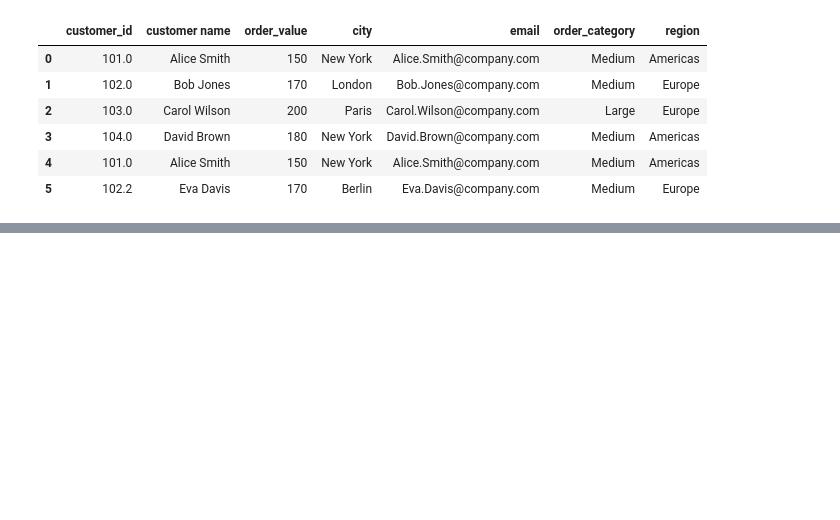
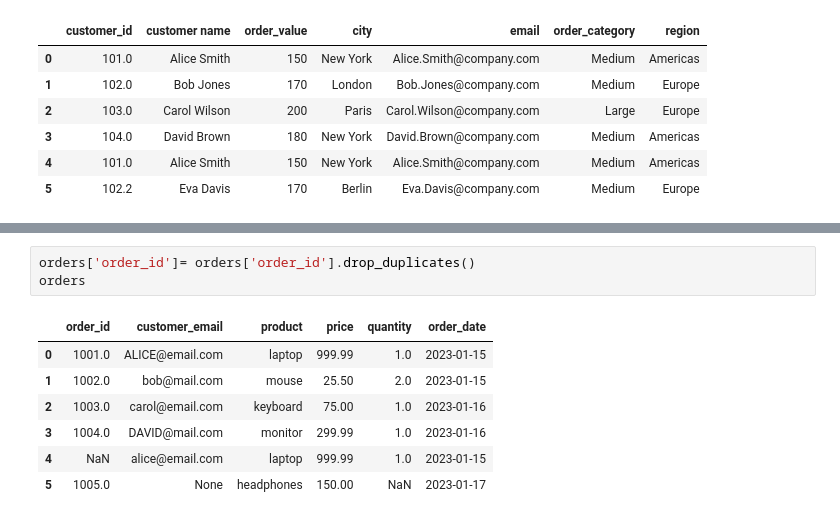
Before and after one commit to KEN-DATALABS/PROJECT-LIST, a Jupyter notebook: OneDrive/Documents/List Project/Project2.ipynb, the cells around one changed output, grey strips where cells are left out. Saved outputs shown, nothing was run; the diff lists cells and outputs as text; blank space fills up the shorter version.

```diff
--- a/OneDrive/Documents/List Project/Project2.ipynb
+++ b/OneDrive/Documents/List Project/Project2.ipynb
@@ -687,0 +753,11 @@ products = pd.DataFrame({
+# %%
+orders['order_id']= orders['order_id'].drop_duplicates()
+orders
+# %% [output]
+|  | order_id | customer_email | product | price | quantity | order_date |
+| 0 | 1001.0 | ALICE@email.com | laptop | 999.99 | 1.0 | 2023-01-15 |
+| 1 | 1002.0 | bob@mail.com | mouse | 25.50 | 2.0 | 2023-01-15 |
+| 2 | 1003.0 | carol@email.com | keyboard | 75.00 | 1.0 | 2023-01-16 |
+| 3 | 1004.0 | DAVID@mail.com | monitor | 299.99 | 1.0 | 2023-01-16 |
+| 4 | NaN | alice@email.com | laptop | 999.99 | 1.0 | 2023-01-15 |
+| 5 | 1005.0 | None | headphones | 150.00 | NaN | 2023-01-17 |
```
Also changed, not shown: parts of 7 cells of this notebook.
